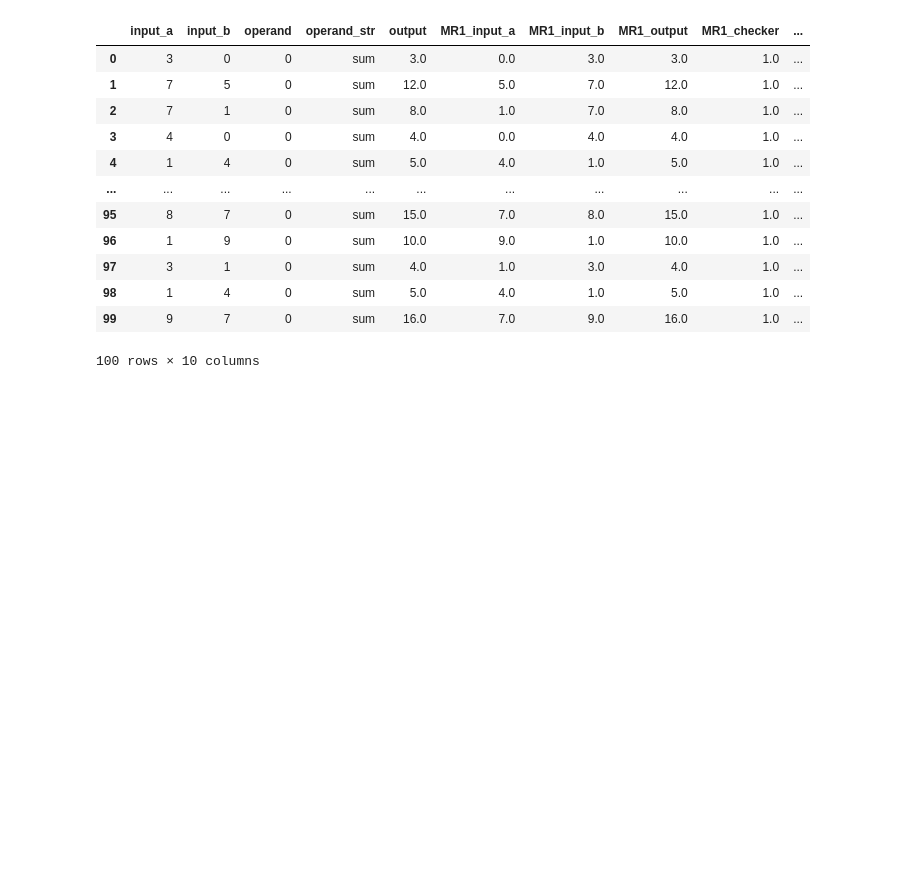
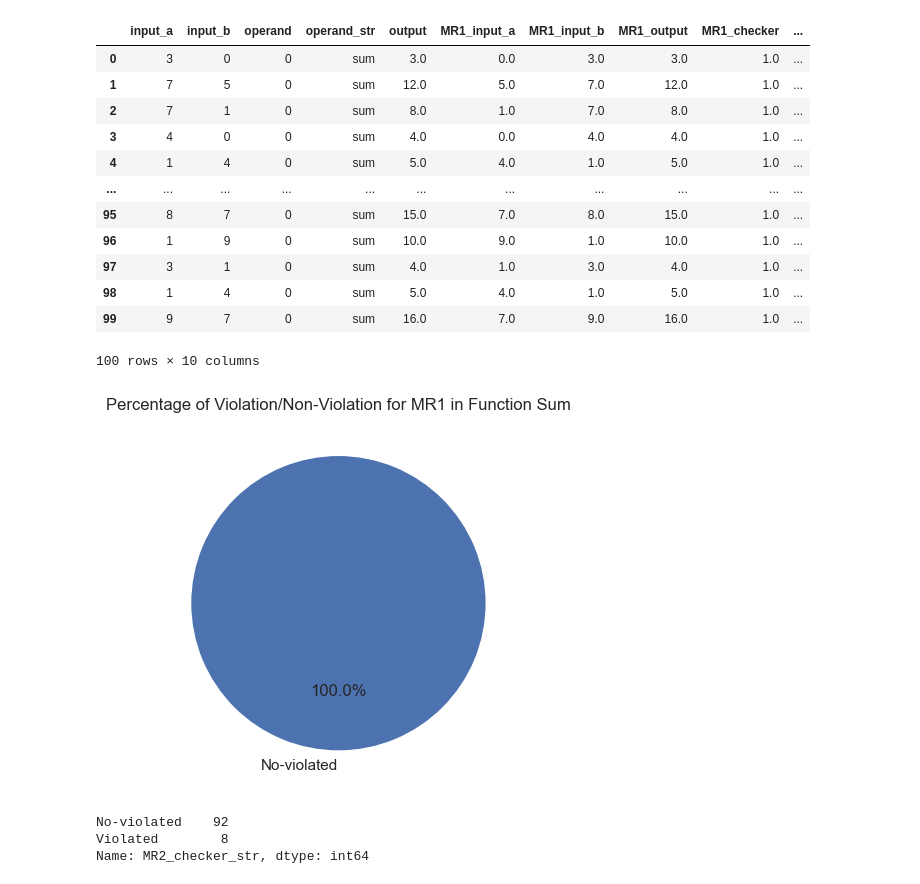
Before and after one commit to aduquet/PhDStuff_repo, a Jupyter notebook: PasiveTestingUsingMTplusFuzzTesting/preposFast.ipynb, the cells around one changed output. Drawn from its saved outputs; the diff is of its cells as text; code cells hidden in the pictures; blank space fills up the shorter version.

```diff
--- a/PasiveTestingUsingMTplusFuzzTesting/preposFast.ipynb
+++ b/PasiveTestingUsingMTplusFuzzTesting/preposFast.ipynb
@@ -160,3 +160,22 @@ df1_sum
 | 98 | 1 | 4 | 0 | sum | 5.0 | 4.0 | 1.0 | 5.0 | 1.0 | ... |
 | 99 | 9 | 7 | 0 | sum | 16.0 | 7.0 | 9.0 | 16.0 | 1.0 | ... |
 100 rows × 10 columns
+# %%
+df_count_MR1 = df1_sum['MR1_checker_str'].value_counts()
+df_count_MR2 = df2_sum['MR2_checker_str'].value_counts()
+df_count_MR3 = df3_sum['MR3_checker_str'].value_counts()
+df_count_MR4 = df4_sum['MR4_checker_str'].value_counts()
+# %%
+labels = ['No-violated']
+# %%
+plt.pie(df_count_MR1, labels=labels, autopct='%1.1f%%', startangle=90)
+plt.title('Percentage of Violation/Non-Violation for MR1 in Function Sum')
+plt.show()
+# %% [output]
+[figure, added]
+# %%
+df_count_MR2
+# %% [output]
+No-violated    92
+Violated        8
+Name: MR2_checker_str, dtype: int64
```
Also changed, not shown: parts of 6 cells of this notebook, 12 other files.
